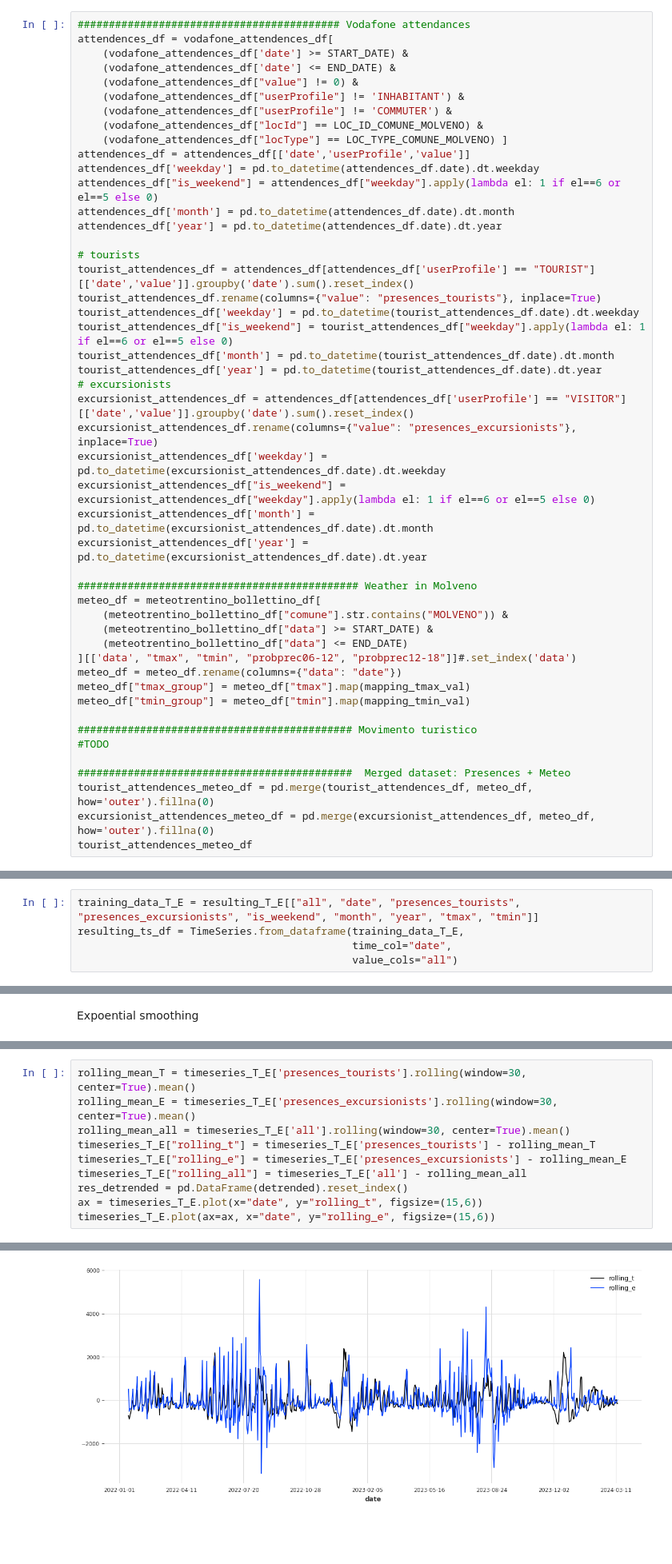
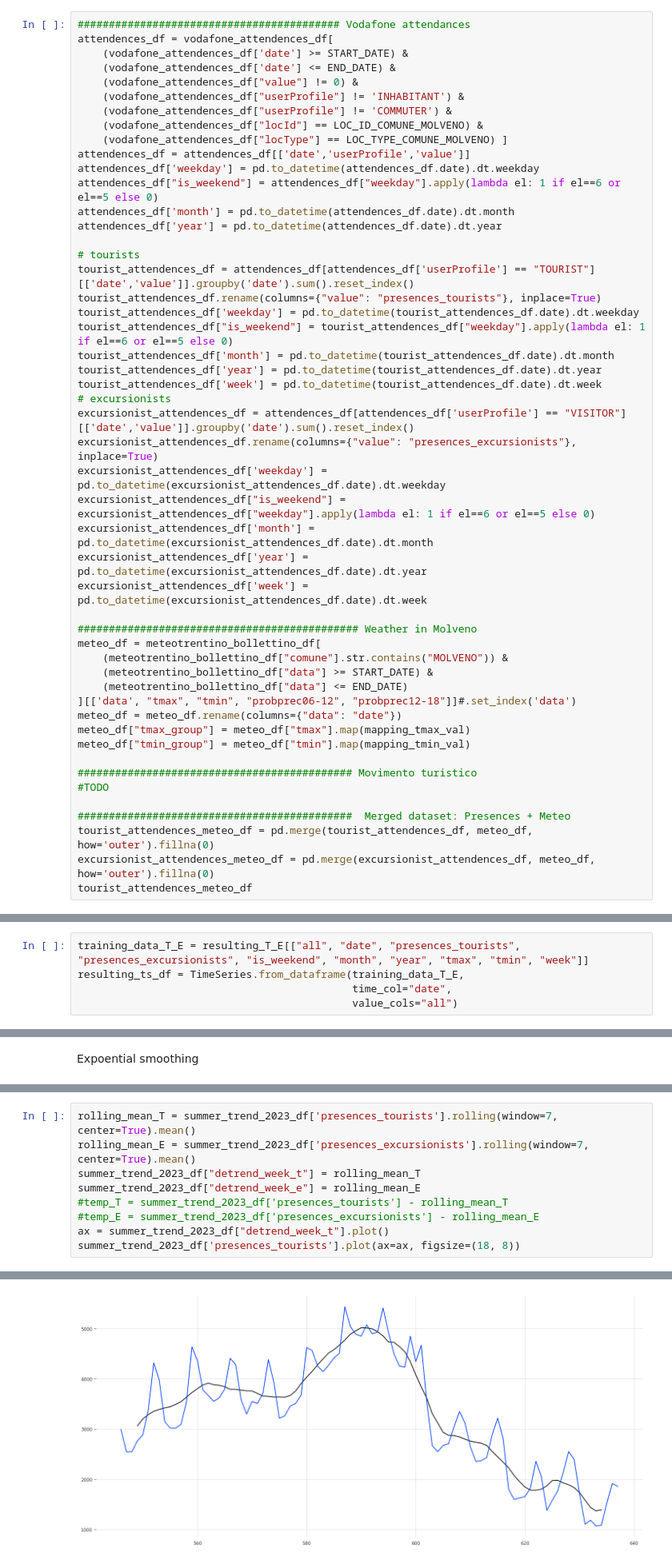
Before and after one commit to tn-aixpa/datiturismo, a Jupyter notebook: digital twin/confounding.ipynb, the cells around one changed output, grey strips where cells are left out. Shown at 80% size. Cells and saved outputs as stored; diff of their text form; blank space fills up the shorter version.

Commit message:
feat(detrending)create the model that fits the normalised and detrended data

```diff
--- a/digital twin/confounding.ipynb
+++ b/digital twin/confounding.ipynb
@@ -112,6 +112,7 @@ tourist_attendences_df['weekday'] = pd.to_datetime(tourist_attendences_df.date).
 tourist_attendences_df["is_weekend"] = tourist_attendences_df["weekday"].apply(lambda el: 1 if el==6 or el==5 else 0)
 tourist_attendences_df['month'] = pd.to_datetime(tourist_attendences_df.date).dt.month
 tourist_attendences_df['year'] = pd.to_datetime(tourist_attendences_df.date).dt.year
+tourist_attendences_df['week'] = pd.to_datetime(tourist_attendences_df.date).dt.week
 # excursionists
 excursionist_attendences_df = attendences_df[attendences_df['userProfile'] == "VISITOR"][['date','value']].groupby('date').sum().reset_index()
 excursionist_attendences_df.rename(columns={"value": "presences_excursionists"}, inplace=True)
@@ -119,6 +120,7 @@ excursionist_attendences_df['weekday'] = pd.to_datetime(excursionist_attendences
 excursionist_attendences_df["is_weekend"] = excursionist_attendences_df["weekday"].apply(lambda el: 1 if el==6 or el==5 else 0)
 excursionist_attendences_df['month'] = pd.to_datetime(excursionist_attendences_df.date).dt.month
 excursionist_attendences_df['year'] = pd.to_datetime(excursionist_attendences_df.date).dt.year
+excursionist_attendences_df['week'] = pd.to_datetime(excursionist_attendences_df.date).dt.week
 
 ############################################# Weather in Molveno
 meteo_df = meteotrentino_bollettino_df[
@@ -941,7 +944,7 @@ from darts import TimeSeries
 from darts.datasets import AirPassengersDataset
 from darts.models import FFT
 # %%
-training_data_T_E = resulting_T_E[["all", "date", "presences_tourists", "presences_excursionists", "is_weekend", "month", "year", "tmax", "tmin"]]
+training_data_T_E = resulting_T_E[["all", "date", "presences_tourists", "presences_excursionists", "is_weekend", "month", "year", "tmax", "tmin", "week"]]
 resulting_ts_df = TimeSeries.from_dataframe(training_data_T_E,
                                             time_col="date",
                                             value_cols="all")
@@ -1172,11 +1319,10 @@ timeseries_T_E
 # %%
-rolling_mean_T = timeseries_T_E['presences_tourists'].rolling(window=30, center=True).mean()
-rolling_mean_E = timeseries_T_E['presences_excursionists'].rolling(window=30, center=True).mean()
-rolling_mean_all = timeseries_T_E['all'].rolling(window=30, center=True).mean()
-timeseries_T_E["rolling_t"] = timeseries_T_E['presences_tourists'] - rolling_mean_T
-timeseries_T_E["rolling_e"] = timeseries_T_E['presences_excursionists'] - rolling_mean_E
-timeseries_T_E["rolling_all"] = timeseries_T_E['all'] - rolling_mean_all
-res_detrended = pd.DataFrame(detrended).reset_index()
-ax = timeseries_T_E.plot(x="date", y="rolling_t", figsize=(15,6))
-timeseries_T_E.plot(ax=ax, x="date", y="rolling_e", figsize=(15,6))
+rolling_mean_T = summer_trend_2023_df['presences_tourists'].rolling(window=7, center=True).mean()
+rolling_mean_E = summer_trend_2023_df['presences_excursionists'].rolling(window=7, center=True).mean()
+summer_trend_2023_df["detrend_week_t"] = rolling_mean_T
+summer_trend_2023_df["detrend_week_e"] = rolling_mean_E
+#temp_T = summer_trend_2023_df['presences_tourists'] - rolling_mean_T
+#temp_E = summer_trend_2023_df['presences_excursionists'] - rolling_mean_E
+ax = summer_trend_2023_df["detrend_week_t"].plot()
+summer_trend_2023_df['presences_tourists'].plot(ax=ax, figsize=(18, 8))
 # %% [output]
@@ -1184 +1330 @@ timeseries_T_E.plot(ax=ax, x="date", y="rolling_e", figsize=(15,6))
-[figure, old version]
+[figure, new version]
```
Also changed, not shown: parts of 54 cells of this notebook.
